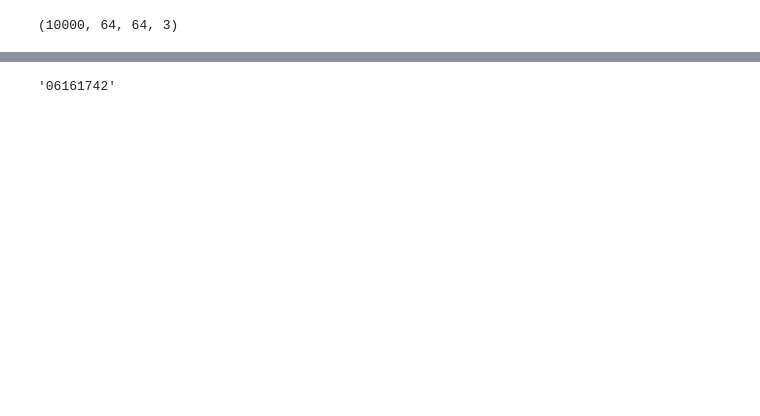
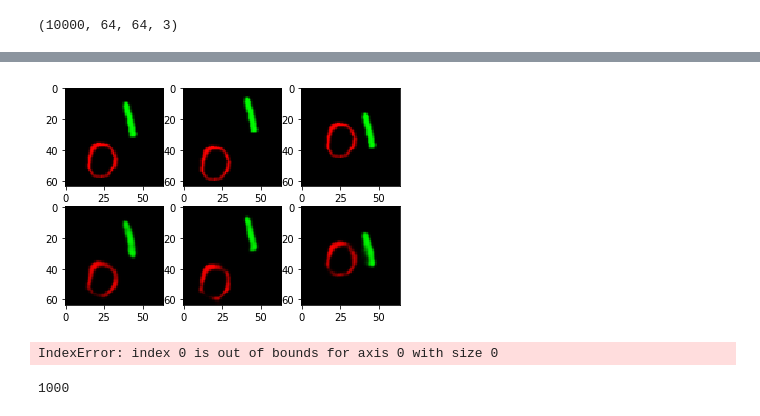
Before and after one commit to jadyn-ahn/ml_final, a Jupyter notebook: Test.ipynb, the cells around one changed output, grey strips where cells are left out. Drawn from its saved outputs; the diff is of its cells as text; code cells hidden in the pictures; blank space fills up the shorter version.

```diff
--- a/Test.ipynb
+++ b/Test.ipynb
@@ -19,5 +19,6 @@ enc_dec = ModelFactory.get_enc_dec()
 # %%
 from helper import Helper
 # %%
-Helper.train_enc_dec(enc_dec, (tds, tds), (vds, vds), 64, 100, 0.01, 0.0)
+Helper.train_enc_dec(enc_dec, (tds, tds), (vds, vds),
+                     64, 100, 0.001, 0.0)
 # %% [output]
@@ -110,4 +92,0 @@ time.struct_time(tm_year=2019, tm_mon=6, tm_mday=16, tm_hour=17, tm_min=39, tm_s
-# %%
-"{:%m%d%H%M}".format(datetime.datetime.now())
-# %% [output]
-'06161742'
@@ -113,0 +95,14 @@ time.struct_time(tm_year=2019, tm_mon=6, tm_mday=16, tm_hour=17, tm_min=39, tm_s
+# %%
+enc = Helper.load_enc("06161904")
+# %%
+dec = Helper.load_dec("06161904")
+# %%
+twostep_predicted = dec.predict(enc.predict(test_imgs))
+# %%
+show_three(test_imgs, twostep_predicted)
+# %% [output]
+[figure, added]
+# %%
+img2vec(enc)
+# %% [output]
+IndexError: index 0 is out of bounds for axis 0 with size 0
@@ -113,0 +111,4 @@ time.struct_time(tm_year=2019, tm_mon=6, tm_mday=16, tm_hour=17, tm_min=39, tm_s
+# %%
+len(DataPath.vec_paths("train"))
+# %% [output]
+1000
```
Also changed, not shown: parts of 14 cells of this notebook, 16 other files.
